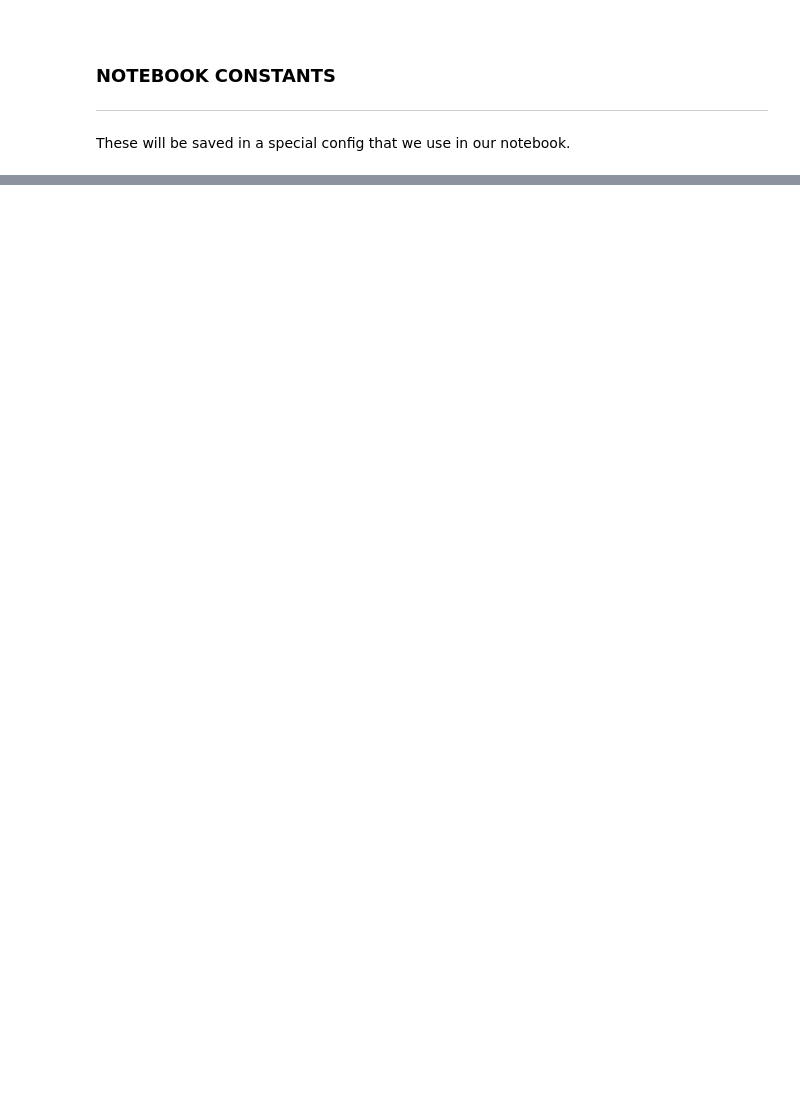
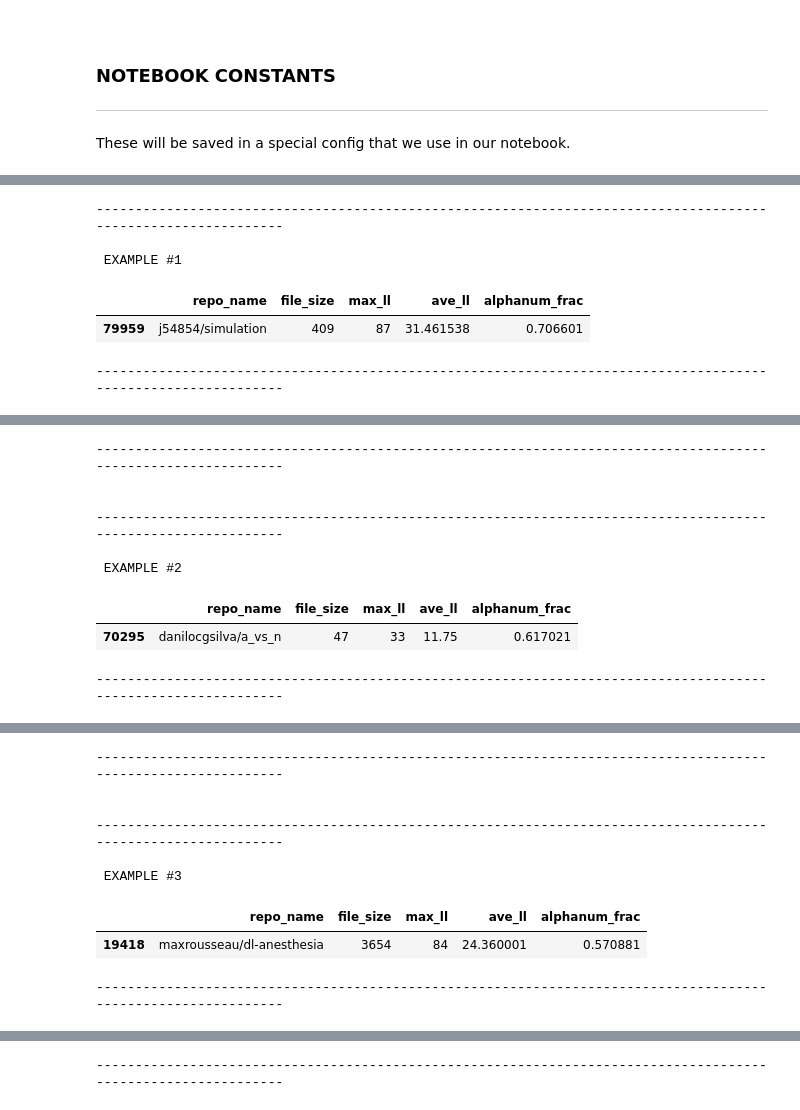
Before and after one commit to darien-schettler/pystack, a Jupyter notebook: notebooks/eda.ipynb, the cells around one changed output, grey strips where cells are left out. Cells and saved outputs as stored; diff of their text form; code cells hidden in the pictures; blank space fills up the shorter version.

```diff
--- a/notebooks/eda.ipynb
+++ b/notebooks/eda.ipynb
@@ -151,0 +334,31 @@ AttributeError: module 'params' has no attribute 'WANDB_PROJECT'
+# %%
+def display_pyblock(content, hljs_theme="atom-one-light", prevent_wrap=True, div_height='250px'):
+    scrollable_div = f"""
+    <link rel="stylesheet" href="https://cdnjs.cloudflare.com/ajax/libs/highlight.js/11.6.0/styles/{hljs_theme}.min.css?v={hljs_theme}">
+    <script src="https://cdnjs.cloudflare.com/ajax/libs/highlight.js/11.6.0/highlight.min.js"></script>
+    <script>hljs.highlightAll();</script>
+    <div style="height: {div_height}; overflow-y: auto; overflow-x: auto; border: 1px solid #ccc; padding: 10px; margin-bottom: 4px;">
+        <pre><code class="python" style="white-space: pre;">{content}</code></pre>
+    </div>
+    """
+    display(HTML(scrollable_div))
+
+def examine_df(_df, n_ex=3, hljs_theme="atom-one-light"):
+    for i, (_, ex) in enumerate(_df.sample(n_ex).iterrows()):
+        print_ln(newline_before=True, newline_after=True)
+        print(f" EXAMPLE #{i+1}\n")
+        display(ex.to_frame().T[["repo_name", "file_size", "max_ll", "ave_ll", "alphanum_frac"]])
+        print_ln(newline_before=False, newline_after=True)
+        # Create a scrollable div for the ex['content'] part
+        display_pyblock(ex['content'].strip(), hljs_theme)
+        print_ln(newline_before=True, newline_after=True)
+
+# examine_df(eda_df, hljs_theme="gradient-light")
+examine_df(eda_df, hljs_theme="atom-one-light")
+# %% [output]
+--------------------------------------------------------------------------------------------------------------
+
+ EXAMPLE #1
+|  | repo_name | file_size | max_ll | ave_ll | alphanum_frac |
+| 79959 | j54854/simulation | 409 | 87 | 31.461538 | 0.706601 |
+--------------------------------------------------------------------------------------------------------------
@@ -151,0 +366,9 @@ AttributeError: module 'params' has no attribute 'WANDB_PROJECT'
+--------------------------------------------------------------------------------------------------------------
+
+
+--------------------------------------------------------------------------------------------------------------
+
+ EXAMPLE #2
+|  | repo_name | file_size | max_ll | ave_ll | alphanum_frac |
+| 70295 | danilocgsilva/a_vs_n | 47 | 33 | 11.75 | 0.617021 |
+--------------------------------------------------------------------------------------------------------------
@@ -151,0 +376,9 @@ AttributeError: module 'params' has no attribute 'WANDB_PROJECT'
+--------------------------------------------------------------------------------------------------------------
+
+
+--------------------------------------------------------------------------------------------------------------
+
+ EXAMPLE #3
+|  | repo_name | file_size | max_ll | ave_ll | alphanum_frac |
+| 19418 | maxrousseau/dl-anesthesia | 3654 | 84 | 24.360001 | 0.570881 |
+--------------------------------------------------------------------------------------------------------------
@@ -151,0 +386 @@ AttributeError: module 'params' has no attribute 'WANDB_PROJECT'
+--------------------------------------------------------------------------------------------------------------
```
Also changed, not shown: parts of 26 cells of this notebook, 52 other files.
